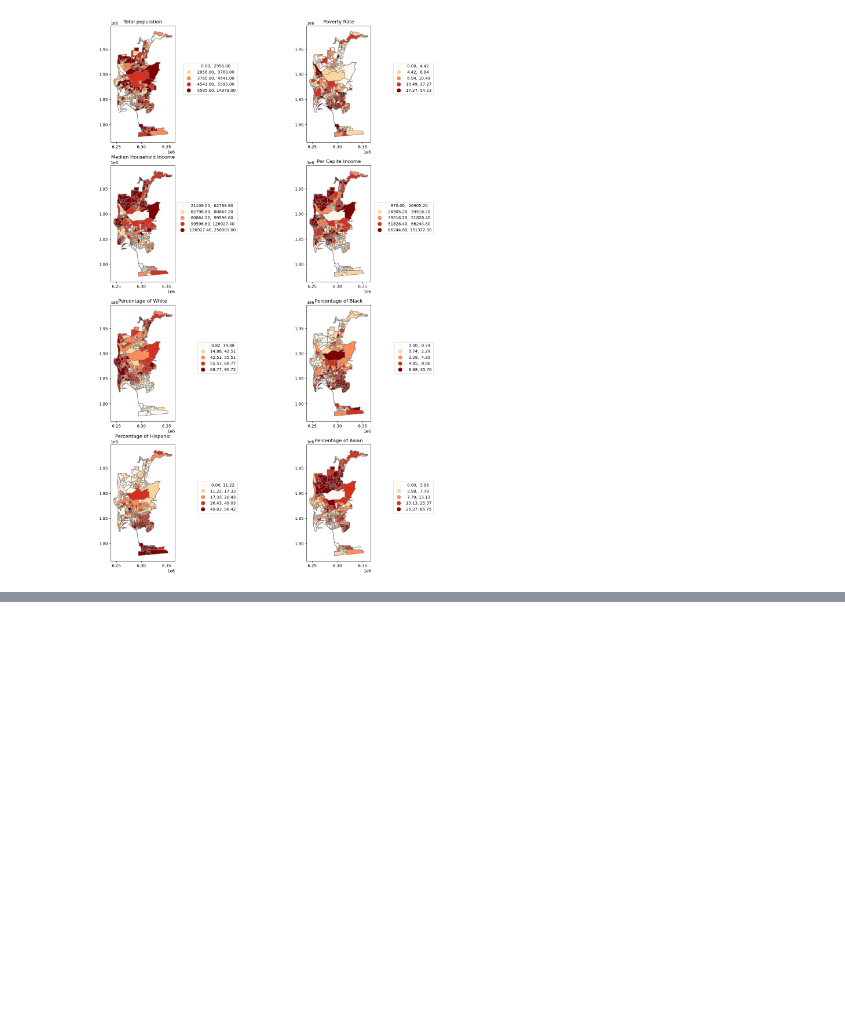
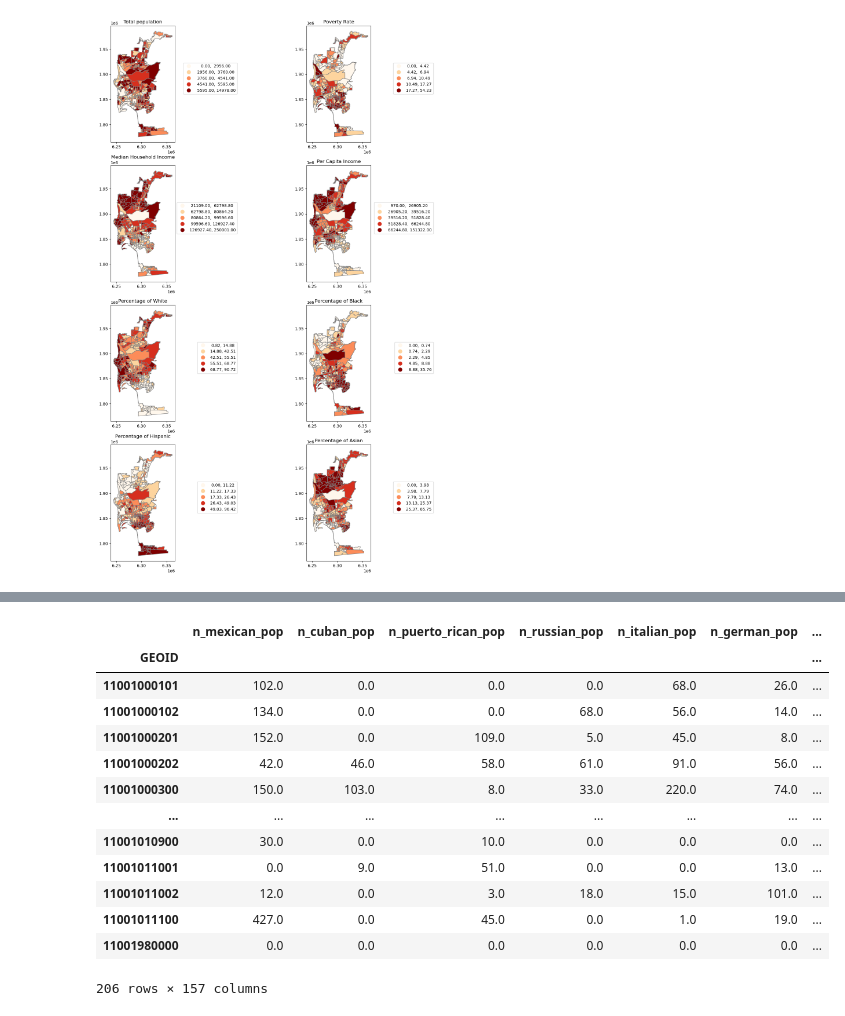
Before and after one commit to robertl0500/15-minute-analysis, a Jupyter notebook: 15-minute-package/Project_maps.ipynb, the cells around one changed output, grey strips where cells are left out. Cells and saved outputs as stored; diff of their text form; code cells hidden in the pictures; blank space fills up the shorter version.

```diff
--- a/15-minute-package/Project_maps.ipynb
+++ b/15-minute-package/Project_maps.ipynb
@@ -277,0 +218,18 @@ sd_demo.plot(column='pop_density', scheme='quantiles', k=2, legend=True)
+# %%
+dc_demo = gpd.read_parquet("data/acs_tracts/dc_acs.parquet")
+dc_demo
+# %% [output]
+|  | n_mexican_pop | n_cuban_pop | n_puerto_rican_pop | n_russian_pop | n_italian_pop | n_german_pop | ... |
+| GEOID |  |  |  |  |  |  | ... |
+| 11001000101 | 102.0 | 0.0 | 0.0 | 0.0 | 68.0 | 26.0 | ... |
+| 11001000102 | 134.0 | 0.0 | 0.0 | 68.0 | 56.0 | 14.0 | ... |
+| 11001000201 | 152.0 | 0.0 | 109.0 | 5.0 | 45.0 | 8.0 | ... |
+| 11001000202 | 42.0 | 46.0 | 58.0 | 61.0 | 91.0 | 56.0 | ... |
+| 11001000300 | 150.0 | 103.0 | 8.0 | 33.0 | 220.0 | 74.0 | ... |
+| ... | ... | ... | ... | ... | ... | ... | ... |
+| 11001010900 | 30.0 | 0.0 | 10.0 | 0.0 | 0.0 | 0.0 | ... |
+| 11001011001 | 0.0 | 9.0 | 51.0 | 0.0 | 0.0 | 13.0 | ... |
+| 11001011002 | 12.0 | 0.0 | 3.0 | 18.0 | 15.0 | 101.0 | ... |
+| 11001011100 | 427.0 | 0.0 | 45.0 | 0.0 | 1.0 | 19.0 | ... |
+| 11001980000 | 0.0 | 0.0 | 0.0 | 0.0 | 0.0 | 0.0 | ... |
+206 rows × 157 columns
```
Also changed, not shown: parts of 24 cells of this notebook, 2 other files.
